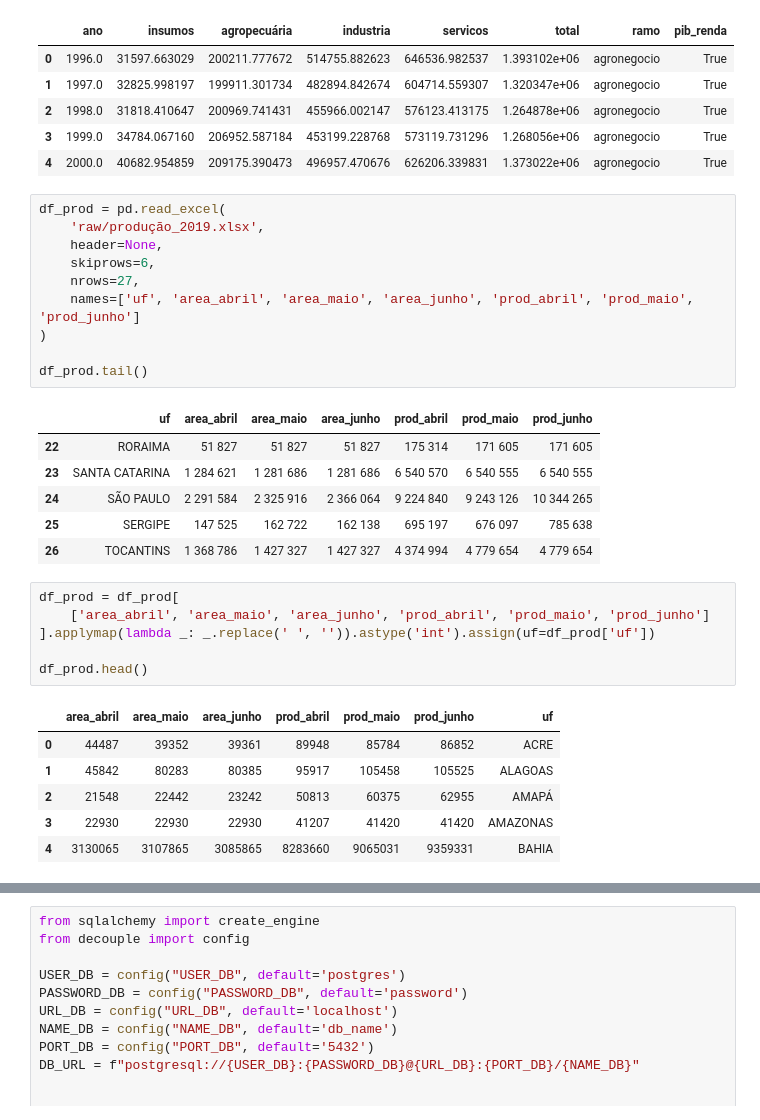
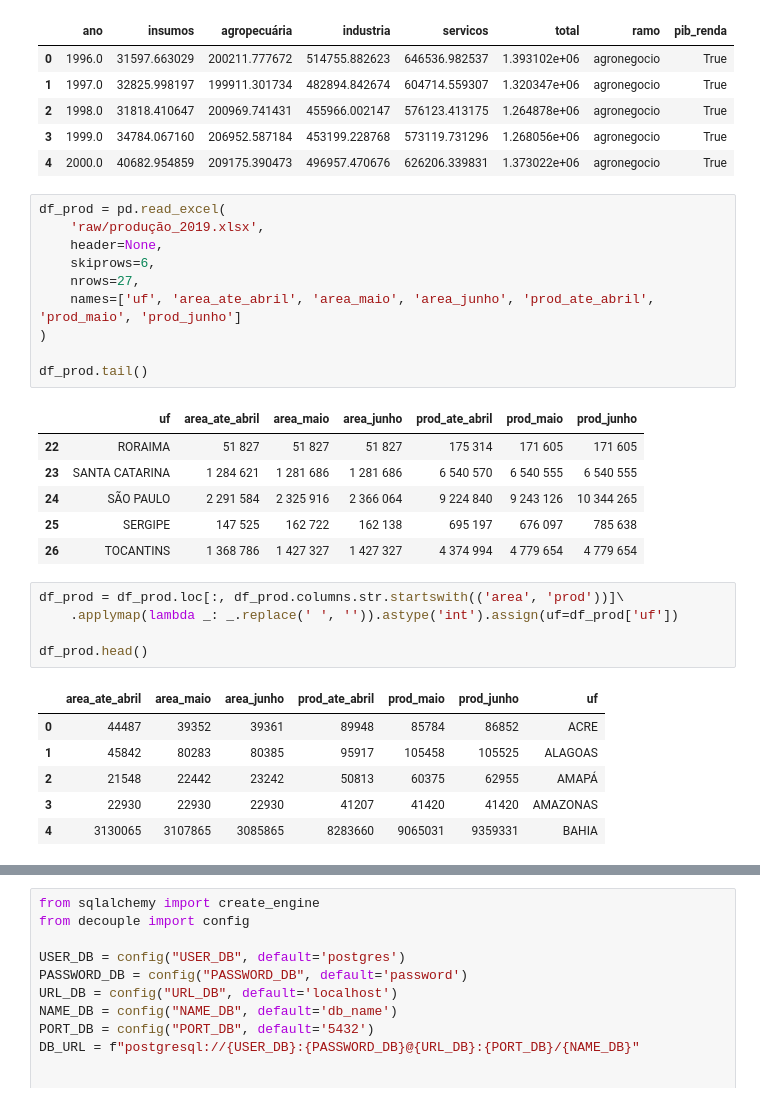
Before and after one commit to RCristiano/eleflow, a Jupyter notebook: carga.ipynb, the cells around one changed output, grey strips where cells are left out. Saved outputs shown, nothing was run; the diff lists cells and outputs as text.

```diff
--- a/carga.ipynb
+++ b/carga.ipynb
@@ -35,28 +35,27 @@ df_pib.head()
 # %%
 df_prod = pd.read_excel(
     'raw/produção_2019.xlsx',
     header=None,
     skiprows=6,
     nrows=27,
-    names=['uf', 'area_abril', 'area_maio', 'area_junho', 'prod_abril', 'prod_maio', 'prod_junho']
+    names=['uf', 'area_ate_abril', 'area_maio', 'area_junho', 'prod_ate_abril', 'prod_maio', 'prod_junho']
 )
 
 df_prod.tail()
 # %% [output]
-|  | uf | area_abril | area_maio | area_junho | prod_abril | prod_maio | prod_junho |
+|  | uf | area_ate_abril | area_maio | area_junho | prod_ate_abril | prod_maio | prod_junho |
 | 22 | RORAIMA | 51 827 | 51 827 | 51 827 | 175 314 | 171 605 | 171 605 |
 | 23 | SANTA CATARINA | 1 284 621 | 1 281 686 | 1 281 686 | 6 540 570 | 6 540 555 | 6 540 555 |
 | 24 | SÃO PAULO | 2 291 584 | 2 325 916 | 2 366 064 | 9 224 840 | 9 243 126 | 10 344 265 |
 | 25 | SERGIPE | 147 525 | 162 722 | 162 138 | 695 197 | 676 097 | 785 638 |
 | 26 | TOCANTINS | 1 368 786 | 1 427 327 | 1 427 327 | 4 374 994 | 4 779 654 | 4 779 654 |
 # %%
-df_prod = df_prod[
-    ['area_abril', 'area_maio', 'area_junho', 'prod_abril', 'prod_maio', 'prod_junho']
-].applymap(lambda _: _.replace(' ', '')).astype('int').assign(uf=df_prod['uf'])
+df_prod = df_prod.loc[:, df_prod.columns.str.startswith(('area', 'prod'))]\
+    .applymap(lambda _: _.replace(' ', '')).astype('int').assign(uf=df_prod['uf'])
 
 df_prod.head()
 # %% [output]
-|  | area_abril | area_maio | area_junho | prod_abril | prod_maio | prod_junho | uf |
+|  | area_ate_abril | area_maio | area_junho | prod_ate_abril | prod_maio | prod_junho | uf |
 | 0 | 44487 | 39352 | 39361 | 89948 | 85784 | 86852 | ACRE |
 | 1 | 45842 | 80283 | 80385 | 95917 | 105458 | 105525 | ALAGOAS |
 | 2 | 21548 | 22442 | 23242 | 50813 | 60375 | 62955 | AMAPÁ |
```
Also changed, not shown: parts of 3 cells of this notebook, 4 other files.
